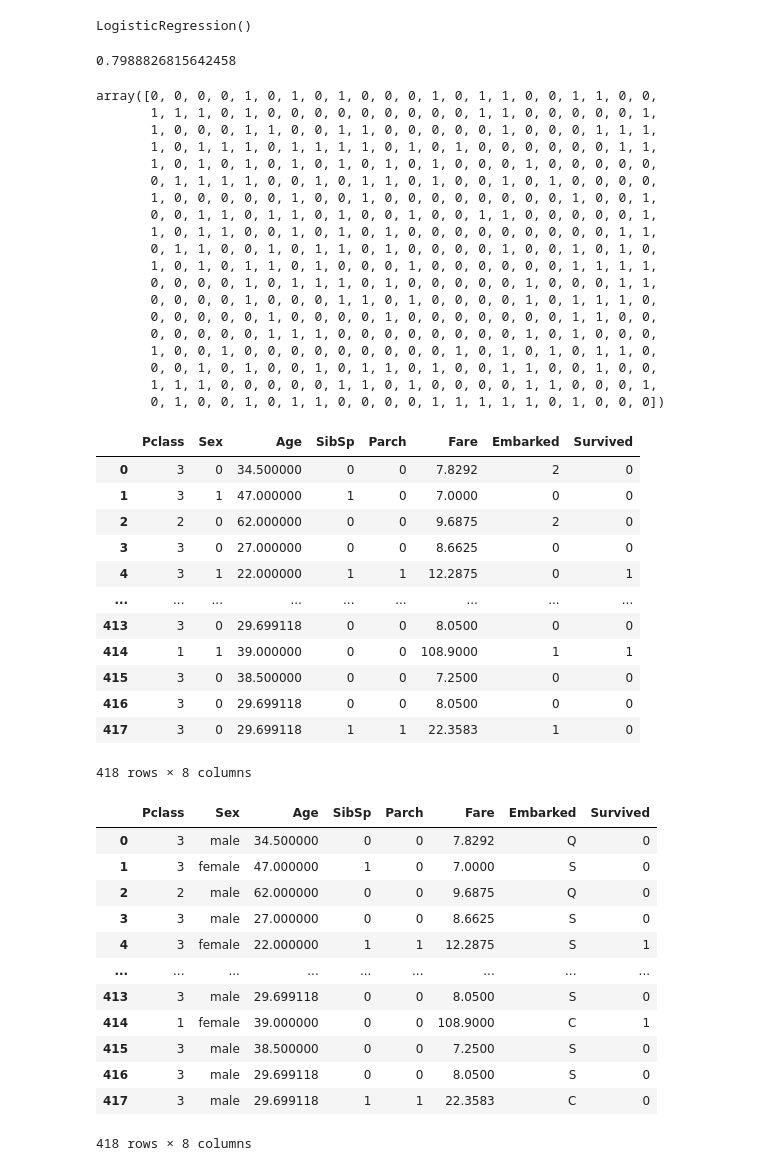
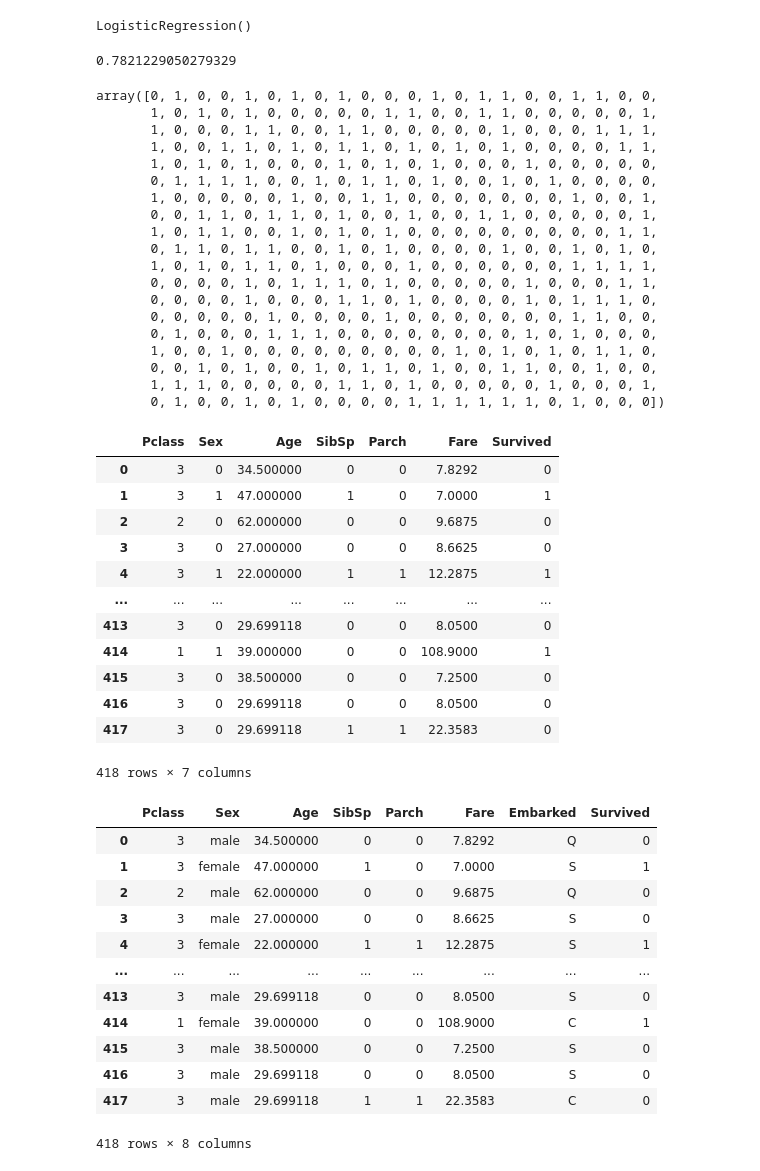
Before and after one commit to SurajKumar2235/TitanicDatasetPridictionModel, a Jupyter notebook: titanic1.ipynb, the cells around one changed output. Drawn from its saved outputs; the diff is of its cells as text; code cells hidden in the pictures.

```diff
--- a/titanic1.ipynb
+++ b/titanic1.ipynb
@@ -428,5 +428,5 @@ Index(['PassengerId', 'Pclass', 'Name', 'Sex', 'SibSp', 'Parch', 'Ticket',
        'Fare', 'Embarked', 'Age'],
       dtype='object')
 # %%
-x=df[['Pclass', 'Sex', 'Age', 'SibSp', 'Parch', 'Fare', 'Embarked']]
+x=df[[ 'Sex', 'Age', 'SibSp', 'Parch', 'Fare']]
 y=df['Survived']
@@ -447,52 +488,52 @@ y_pred=model.predict(X_val)
 from sklearn.metrics import accuracy_score
 accuracy_score(y_pred,y_val)
 # %% [output]
-0.7988826815642458
+0.7821229050279329
 # %%
-x_test=df_test[['Pclass', 'Sex', 'Age', 'SibSp', 'Parch', 'Fare', 'Embarked']]
+x_test=df_test[[ 'Sex', 'Age', 'SibSp', 'Parch', 'Fare']]
 y_testPred=model.predict(x_test)
 # %%
 y_testPred
 # %% [output]
-array([0, 0, 0, 0, 1, 0, 1, 0, 1, 0, 0, 0, 1, 0, 1, 1, 0, 0, 1, 1, 0, 0,
-       1, 1, 1, 0, 1, 0, 0, 0, 0, 0, 0, 0, 0, 0, 1, 1, 0, 0, 0, 0, 0, 1,
+array([0, 1, 0, 0, 1, 0, 1, 0, 1, 0, 0, 0, 1, 0, 1, 1, 0, 0, 1, 1, 0, 0,
+       1, 0, 1, 0, 1, 0, 0, 0, 0, 0, 1, 1, 0, 0, 1, 1, 0, 0, 0, 0, 0, 1,
        1, 0, 0, 0, 1, 1, 0, 0, 1, 1, 0, 0, 0, 0, 0, 1, 0, 0, 0, 1, 1, 1,
-       1, 0, 1, 1, 1, 0, 1, 1, 1, 1, 0, 1, 0, 1, 0, 0, 0, 0, 0, 0, 1, 1,
-       1, 0, 1, 0, 1, 0, 1, 0, 1, 0, 1, 0, 1, 0, 0, 0, 1, 0, 0, 0, 0, 0,
+       1, 0, 0, 1, 1, 0, 1, 0, 1, 1, 0, 1, 0, 1, 0, 1, 0, 0, 0, 0, 1, 1,
+       1, 0, 1, 0, 1, 0, 0, 0, 1, 0, 1, 0, 1, 0, 0, 0, 1, 0, 0, 0, 0, 0,
        0, 1, 1, 1, 1, 0, 0, 1, 0, 1, 1, 0, 1, 0, 0, 1, 0, 1, 0, 0, 0, 0,
-       1, 0, 0, 0, 0, 0, 1, 0, 0, 1, 0, 0, 0, 0, 0, 0, 0, 0, 1, 0, 0, 1,
+       1, 0, 0, 0, 0, 0, 1, 0, 0, 1, 1, 0, 0, 0, 0, 0, 0, 0, 1, 0, 0, 1,
        0, 0, 1, 1, 0, 1, 1, 0, 1, 0, 0, 1, 0, 0, 1, 1, 0, 0, 0, 0, 0, 1,
        1, 0, 1, 1, 0, 0, 1, 0, 1, 0, 1, 0, 0, 0, 0, 0, 0, 0, 0, 0, 1, 1,
-       0, 1, 1, 0, 0, 1, 0, 1, 1, 0, 1, 0, 0, 0, 0, 1, 0, 0, 1, 0, 1, 0,
+       0, 1, 1, 0, 1, 1, 0, 0, 1, 0, 1, 0, 0, 0, 0, 1, 0, 0, 1, 0, 1, 0,
        1, 0, 1, 0, 1, 1, 0, 1, 0, 0, 0, 1, 0, 0, 0, 0, 0, 0, 1, 1, 1, 1,
        0, 0, 0, 0, 1, 0, 1, 1, 1, 0, 1, 0, 0, 0, 0, 0, 1, 0, 0, 0, 1, 1,
        0, 0, 0, 0, 1, 0, 0, 0, 1, 1, 0, 1, 0, 0, 0, 0, 1, 0, 1, 1, 1, 0,
        0, 0, 0, 0, 0, 1, 0, 0, 0, 0, 1, 0, 0, 0, 0, 0, 0, 0, 1, 1, 0, 0,
-       0, 0, 0, 0, 0, 1, 1, 1, 0, 0, 0, 0, 0, 0, 0, 0, 1, 0, 1, 0, 0, 0,
+       0, 1, 0, 0, 0, 1, 1, 1, 0, 0, 0, 0, 0, 0, 0, 0, 1, 0, 1, 0, 0, 0,
        1, 0, 0, 1, 0, 0, 0, 0, 0, 0, 0, 0, 0, 1, 0, 1, 0, 1, 0, 1, 1, 0,
        0, 0, 1, 0, 1, 0, 0, 1, 0, 1, 1, 0, 1, 0, 0, 1, 1, 0, 0, 1, 0, 0,
-       1, 1, 1, 0, 0, 0, 0, 0, 1, 1, 0, 1, 0, 0, 0, 0, 1, 1, 0, 0, 0, 1,
-       0, 1, 0, 0, 1, 0, 1, 1, 0, 0, 0, 0, 1, 1, 1, 1, 1, 0, 1, 0, 0, 0])
+       1, 1, 1, 0, 0, 0, 0, 0, 1, 1, 0, 1, 0, 0, 0, 0, 0, 1, 0, 0, 0, 1,
+       0, 1, 0, 0, 1, 0, 1, 0, 0, 0, 0, 1, 1, 1, 1, 1, 1, 0, 1, 0, 0, 0])
 # %%
 submmision=df_test.join(pd.DataFrame(y_testPred))
 # %%
 submmision.rename({0:'Survived'},axis=1,inplace=True)
 # %%
-submmision[['Pclass', 'Sex', 'Age', 'SibSp', 'Parch', 'Fare', 'Embarked','Survived']]
+submmision[['Pclass', 'Sex', 'Age', 'SibSp', 'Parch', 'Fare','Survived']]
 # %% [output]
-|  | Pclass | Sex | Age | SibSp | Parch | Fare | Embarked | Survived |
-| 0 | 3 | 0 | 34.500000 | 0 | 0 | 7.8292 | 2 | 0 |
-| 1 | 3 | 1 | 47.000000 | 1 | 0 | 7.0000 | 0 | 0 |
-| 2 | 2 | 0 | 62.000000 | 0 | 0 | 9.6875 | 2 | 0 |
-| 3 | 3 | 0 | 27.000000 | 0 | 0 | 8.6625 | 0 | 0 |
-| 4 | 3 | 1 | 22.000000 | 1 | 1 | 12.2875 | 0 | 1 |
-| ... | ... | ... | ... | ... | ... | ... | ... | ... |
-| 413 | 3 | 0 | 29.699118 | 0 | 0 | 8.0500 | 0 | 0 |
-| 414 | 1 | 1 | 39.000000 | 0 | 0 | 108.9000 | 1 | 1 |
-| 415 | 3 | 0 | 38.500000 | 0 | 0 | 7.2500 | 0 | 0 |
-| 416 | 3 | 0 | 29.699118 | 0 | 0 | 8.0500 | 0 | 0 |
-| 417 | 3 | 0 | 29.699118 | 1 | 1 | 22.3583 | 1 | 0 |
+|  | Pclass | Sex | Age | SibSp | Parch | Fare | Survived |
+| 0 | 3 | 0 | 34.500000 | 0 | 0 | 7.8292 | 0 |
+| 1 | 3 | 1 | 47.000000 | 1 | 0 | 7.0000 | 1 |
+| 2 | 2 | 0 | 62.000000 | 0 | 0 | 9.6875 | 0 |
+| 3 | 3 | 0 | 27.000000 | 0 | 0 | 8.6625 | 0 |
+| 4 | 3 | 1 | 22.000000 | 1 | 1 | 12.2875 | 1 |
+| ... | ... | ... | ... | ... | ... | ... | ... |
+| 413 | 3 | 0 | 29.699118 | 0 | 0 | 8.0500 | 0 |
+| 414 | 1 | 1 | 39.000000 | 0 | 0 | 108.9000 | 1 |
+| 415 | 3 | 0 | 38.500000 | 0 | 0 | 7.2500 | 0 |
+| 416 | 3 | 0 | 29.699118 | 0 | 0 | 8.0500 | 0 |
+| 417 | 3 | 0 | 29.699118 | 1 | 1 | 22.3583 | 0 |
-418 rows × 8 columns
+418 rows × 7 columns
 # %%
 submmision['Sex'] = submmision['Sex'].map({0:'male', 1:'female'})
 submmision['Embarked'] = submmision['Embarked'].map({0:'S', 1:'C', 2:'Q'})
@@ -501,7 +542,7 @@ submmision[['Pclass', 'Sex', 'Age', 'SibSp', 'Parch', 'Fare', 'Embarked','Surviv
 # %% [output]
 |  | Pclass | Sex | Age | SibSp | Parch | Fare | Embarked | Survived |
 | 0 | 3 | male | 34.500000 | 0 | 0 | 7.8292 | Q | 0 |
-| 1 | 3 | female | 47.000000 | 1 | 0 | 7.0000 | S | 0 |
+| 1 | 3 | female | 47.000000 | 1 | 0 | 7.0000 | S | 1 |
 | 2 | 2 | male | 62.000000 | 0 | 0 | 9.6875 | Q | 0 |
 | 3 | 3 | male | 27.000000 | 0 | 0 | 8.6625 | S | 0 |
 | 4 | 3 | female | 22.000000 | 1 | 1 | 12.2875 | S | 1 |
```
Also changed, not shown: parts of 11 cells of this notebook.
